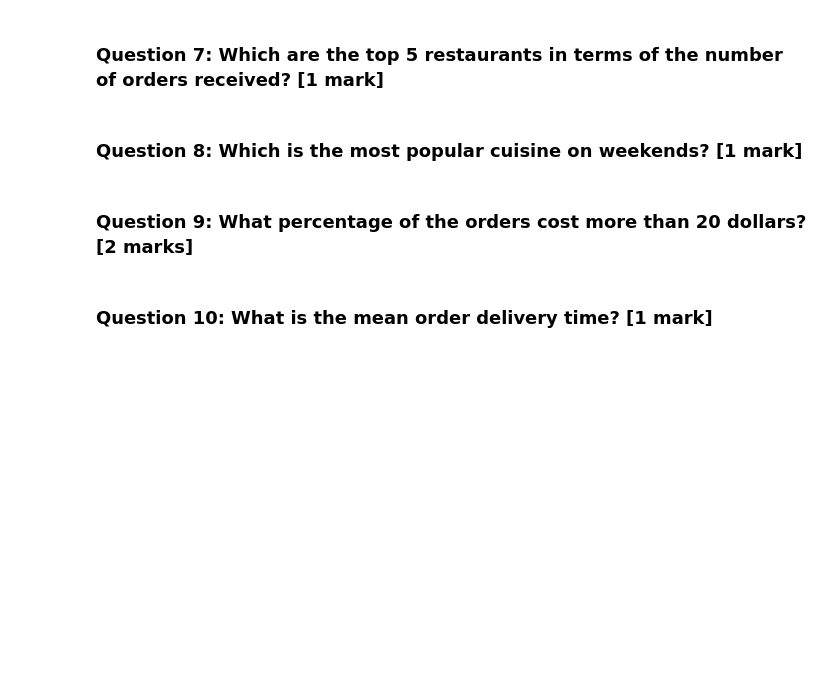
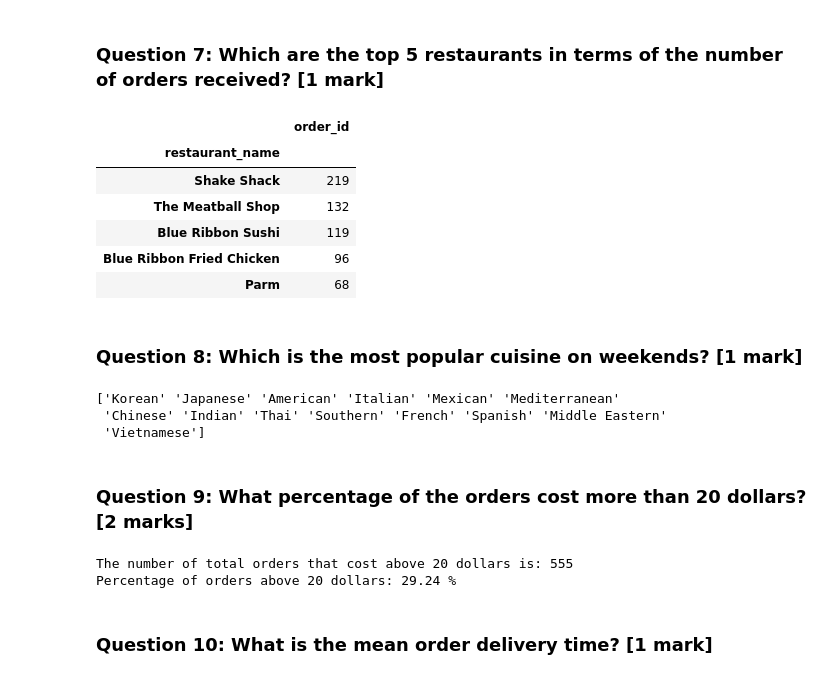
Before and after one commit to HelimaBass/Content_Drive, a Jupyter notebook: FDS_Project_LearnerNotebook_LowCode_MyWork.ipynb, the cells around one changed output. Cells and saved outputs as stored; diff of their text form; code cells hidden in the pictures; blank space fills up the shorter version.

```diff
--- a/FDS_Project_LearnerNotebook_LowCode_MyWork.ipynb
+++ b/FDS_Project_LearnerNotebook_LowCode_MyWork.ipynb
@@ -267,18 +267,30 @@ plt.show()
 ### **Question 7:** Which are the top 5 restaurants in terms of the number of orders received? [1 mark]
 # %%
 # Get top 5 restaurants with highest number of orders
-df['restaurant_name']._______ # Complete the code
+df[['restaurant_name','order_id']].groupby('restaurant_name').count().sort_values(by = 'order_id',axis = 0, ascending=False).head(5) # Complete the code
+# %% [output]
+|  | order_id |
+| restaurant_name |  |
+| Shake Shack | 219 |
+| The Meatball Shop | 132 |
+| Blue Ribbon Sushi | 119 |
+| Blue Ribbon Fried Chicken | 96 |
+| Parm | 68 |
 # %% [markdown]
 ### **Question 8:** Which is the most popular cuisine on weekends? [1 mark]
 # %%
 # Get most popular cuisine on weekends
 df_weekend = df[df['day_of_the_week'] == 'Weekend']
-df_weekend['cuisine_type']._______  # Complete the code to check unique values for the cuisine type on weekend
+print(df_weekend['cuisine_type'].unique())  # Complete the code to check unique values for the cuisine type on weekend
+# %% [output]
+['Korean' 'Japanese' 'American' 'Italian' 'Mexican' 'Mediterranean'
+ 'Chinese' 'Indian' 'Thai' 'Southern' 'French' 'Spanish' 'Middle Eastern'
+ 'Vietnamese']
 # %% [markdown]
 ### **Question 9:** What percentage of the orders cost more than 20 dollars? [2 marks]
 # %%
 # Get orders that cost above 20 dollars
-df_greater_than_20 = df[df['_______']>20] # Write the appropriate column name to get the orders having cost above $20
+df_greater_than_20 = df[df['cost_of_the_order'] > 20] # Write the appropriate column name to get the orders having cost above $20
 
 # Calculate the number of total orders where the cost is above 20 dollars
 print('The number of total orders that cost above 20 dollars is:', df_greater_than_20.shape[0])
@@ -287,6 +299,9 @@ print('The number of total orders that cost above 20 dollars is:', df_greater_th
 percentage = (df_greater_than_20.shape[0] / df.shape[0]) * 100
 
 print("Percentage of orders above 20 dollars:", round(percentage, 2), '%')
+# %% [output]
+The number of total orders that cost above 20 dollars is: 555
+Percentage of orders above 20 dollars: 29.24 %
 # %% [markdown]
 ### **Question 10:** What is the mean order delivery time? [1 mark]
 # %%
```
Also changed, not shown: parts of 4 cells of this notebook.
